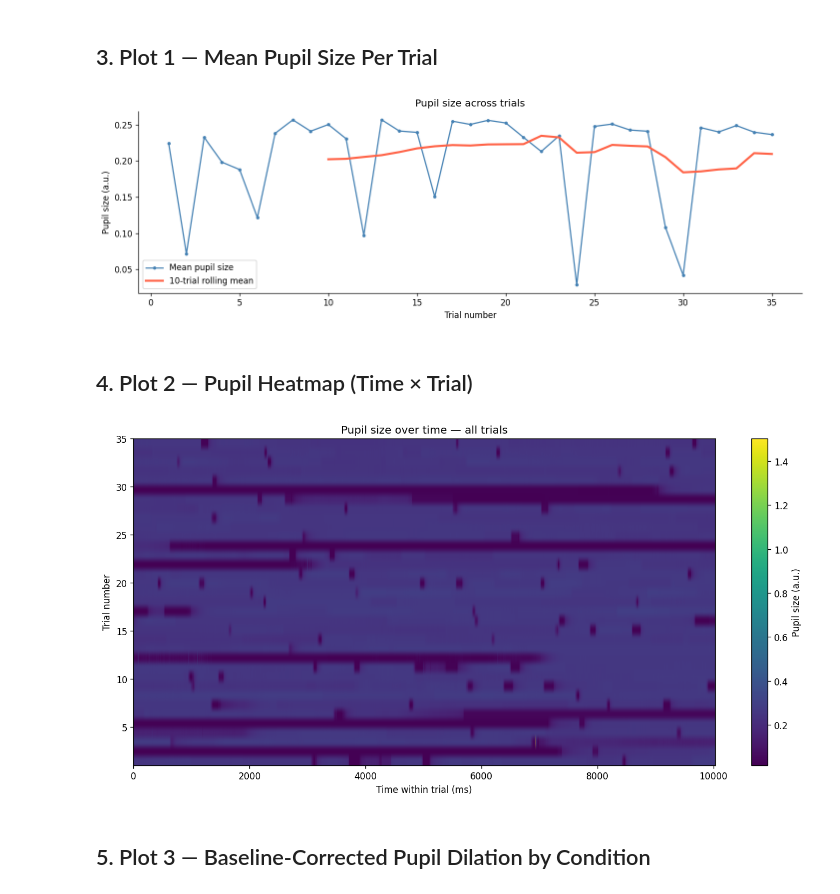
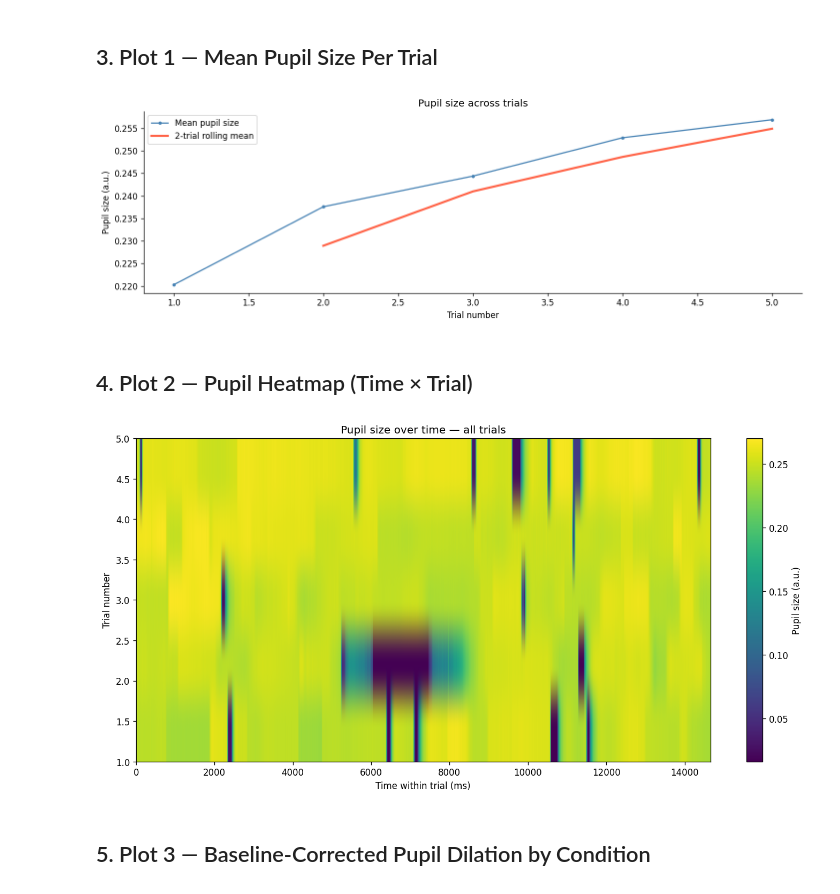
Before and after one commit to stevenerrington/2026-behavioral-tasks, a Jupyter notebook: monkeylogic-tasks/ml-fixation-training/fixation_analysis.ipynb, the cells around one changed output. Cells and saved outputs as stored; diff of their text form; code cells hidden in the pictures.

```diff
--- a/monkeylogic-tasks/ml-fixation-training/fixation_analysis.ipynb
+++ b/monkeylogic-tasks/ml-fixation-training/fixation_analysis.ipynb
@@ -19,7 +19,7 @@ plt.rcParams['figure.dpi'] = 120  # crisper inline plots
 ## 1. Load Data
 Update `MAT_PATH` to point to your `.mat` file.
 # %%
-MAT_PATH = r'/Users/benslates/Library/CloudStorage/OneDrive-NewcastleUniversity/2026_fMRI_PE/fixation-data/260423__kikuchi_fixation_v1_conditions(1).mat'
+MAT_PATH = r'/Users/benslates/Library/CloudStorage/OneDrive-NewcastleUniversity/2026_fMRI_PE/fixation-data/260428__kikuchi_fixation_v1_conditions(1).mat'
 
 mat = sio.loadmat(MAT_PATH, simplify_cells=True)
 
@@ -77,35 +78,35 @@ Helper functions defined.
 # %%
 trial_means = []
 trial_nums  = []
 
 for t, trial in enumerate(data):
     pupil = get_pupil_trace(trial)
     if pupil is not None and len(pupil) > 0:
         trial_means.append(np.mean(pupil))
         trial_nums.append(t + 1)
 
 trial_means = np.array(trial_means)
 trial_nums  = np.array(trial_nums)
 
 # Rolling average
-WINDOW = 10
+WINDOW = 2
 rolling   = np.convolve(trial_means, np.ones(WINDOW) / WINDOW, mode='valid')
 rolling_x = trial_nums[WINDOW - 1:]
 
 fig, ax = plt.subplots(figsize=(12, 4))
 ax.plot(trial_nums, trial_means, lw=1.5, color='steelblue',
         marker='o', markersize=3, label='Mean pupil size')
 ax.plot(rolling_x, rolling, lw=2.5, color='tomato',
         label=f'{WINDOW}-trial rolling mean')
 ax.set_xlabel('Trial number')
 ax.set_ylabel('Pupil size (a.u.)')
 ax.set_title('Pupil size across trials')
 ax.legend()
 ax.spines[['top', 'right']].set_visible(False)
 plt.tight_layout()
 plt.show()
 # %% [output]
-[figure, old version]
+[figure, new version]
 # %% [markdown]
 ## 4. Plot 2 — Pupil Heatmap (Time × Trial)
 # %%
@@ -129,7 +130,7 @@ plt.colorbar(im, ax=ax, label='Pupil size (a.u.)')
 plt.tight_layout()
 plt.show()
 # %% [output]
-[figure, old version]
+[figure, new version]
 # %% [markdown]
 ## 5. Plot 3 — Baseline-Corrected Pupil Dilation by Condition
 # %%
```
Also changed, not shown: parts of 4 cells of this notebook.
